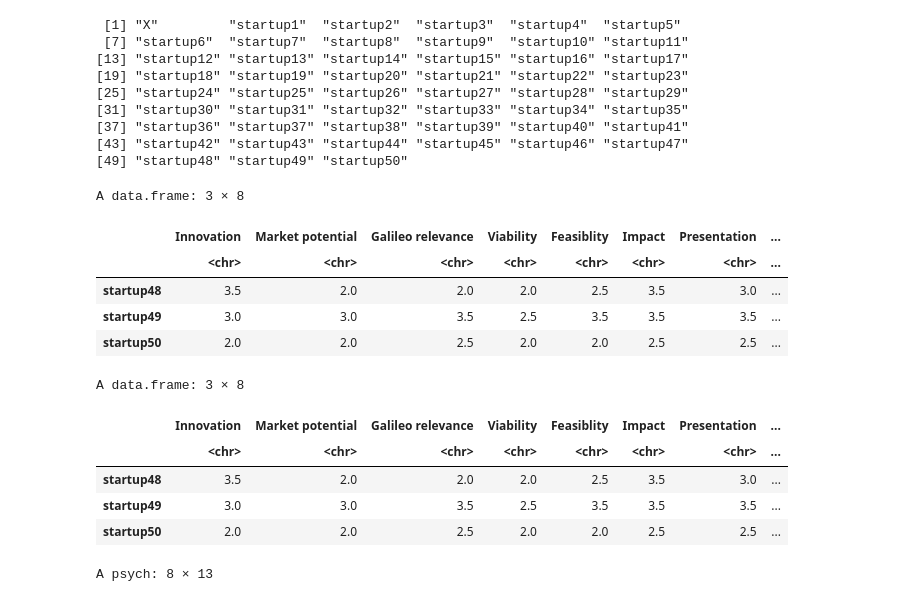
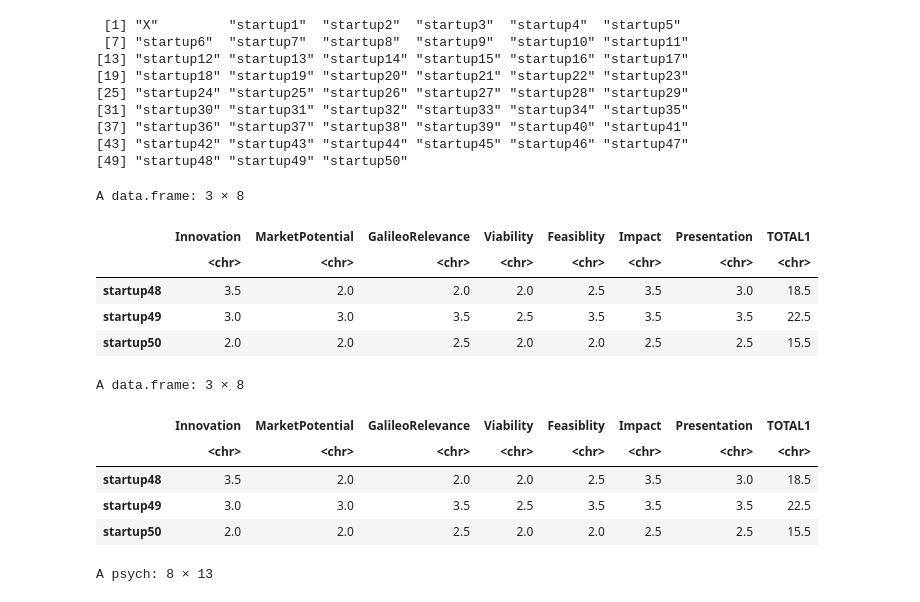
Before and after one commit to dnzengou/du_r, a Jupyter notebook: r-experiments/r_experiements_R.ipynb, the cells around one changed output. Drawn from its saved outputs; the diff is of its cells as text; code cells hidden in the pictures.

```diff
--- a/r-experiments/r_experiements_R.ipynb
+++ b/r-experiments/r_experiements_R.ipynb
@@ -256,13 +275,13 @@ row.names(df1)
 [43] "startup42" "startup43" "startup44" "startup45" "startup46" "startup47"
 [49] "startup48" "startup49" "startup50"
 # %%
-colnames(df1) <- c( "Innovation" , "Market potential" , "Galileo relevance", "Viability",	"Feasiblity",	"Impact",	"Presentation",	"TOTAL1" )
+colnames(df1) <- c( "Innovation" , "MarketPotential" , "GalileoRelevance", "Viability",	"Feasiblity",	"Impact",	"Presentation",	"TOTAL1" )
 
 tail(df1, 3)
 # %% [output]
 A data.frame: 3 × 8
-|  | Innovation | Market potential | Galileo relevance | Viability | Feasiblity | Impact | Presentation | ... |
-|  | <chr> | <chr> | <chr> | <chr> | <chr> | <chr> | <chr> | ... |
-| startup48 | 3.5 | 2.0 | 2.0 | 2.0 | 2.5 | 3.5 | 3.0 | ... |
-| startup49 | 3.0 | 3.0 | 3.5 | 2.5 | 3.5 | 3.5 | 3.5 | ... |
-| startup50 | 2.0 | 2.0 | 2.5 | 2.0 | 2.0 | 2.5 | 2.5 | ... |
+|  | Innovation | MarketPotential | GalileoRelevance | Viability | Feasiblity | Impact | Presentation | TOTAL1 |
+|  | <chr> | <chr> | <chr> | <chr> | <chr> | <chr> | <chr> | <chr> |
+| startup48 | 3.5 | 2.0 | 2.0 | 2.0 | 2.5 | 3.5 | 3.0 | 18.5 |
+| startup49 | 3.0 | 3.0 | 3.5 | 2.5 | 3.5 | 3.5 | 3.5 | 22.5 |
+| startup50 | 2.0 | 2.0 | 2.5 | 2.0 | 2.0 | 2.5 | 2.5 | 15.5 |
@@ -269,11 +290,11 @@ A data.frame: 3 × 8
 # %%
-colnames(df2) <- c( "Innovation" , "Market potential" , "Galileo relevance", "Viability",	"Feasiblity",	"Impact",	"Presentation",	"TOTAL1" )
+colnames(df2) <- c( "Innovation" , "MarketPotential" , "GalileoRelevance", "Viability",	"Feasiblity",	"Impact",	"Presentation",	"TOTAL1" )
 
 tail(df2, 3)
 # %% [output]
 A data.frame: 3 × 8
-|  | Innovation | Market potential | Galileo relevance | Viability | Feasiblity | Impact | Presentation | ... |
-|  | <chr> | <chr> | <chr> | <chr> | <chr> | <chr> | <chr> | ... |
-| startup48 | 3.5 | 2.0 | 2.0 | 2.0 | 2.5 | 3.5 | 3.0 | ... |
-| startup49 | 3.0 | 3.0 | 3.5 | 2.5 | 3.5 | 3.5 | 3.5 | ... |
-| startup50 | 2.0 | 2.0 | 2.5 | 2.0 | 2.0 | 2.5 | 2.5 | ... |
+|  | Innovation | MarketPotential | GalileoRelevance | Viability | Feasiblity | Impact | Presentation | TOTAL1 |
+|  | <chr> | <chr> | <chr> | <chr> | <chr> | <chr> | <chr> | <chr> |
+| startup48 | 3.5 | 2.0 | 2.0 | 2.0 | 2.5 | 3.5 | 3.0 | 18.5 |
+| startup49 | 3.0 | 3.0 | 3.5 | 2.5 | 3.5 | 3.5 | 3.5 | 22.5 |
+| startup50 | 2.0 | 2.0 | 2.5 | 2.0 | 2.0 | 2.5 | 2.5 | 15.5 |
```
Also changed, not shown: parts of 23 cells of this notebook, 4 other files.
